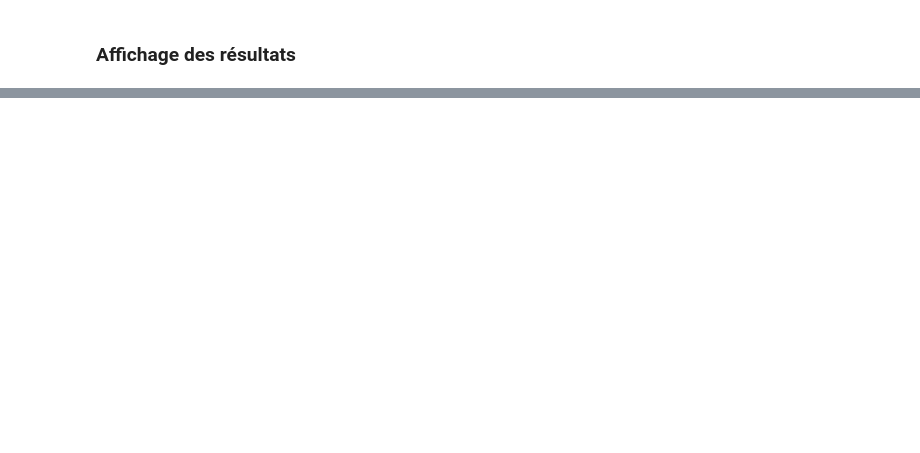
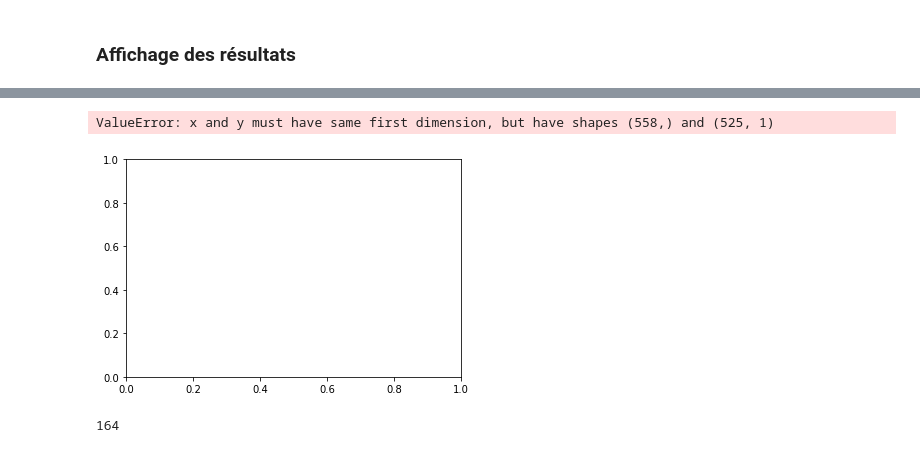
Before and after one commit to Alex2mars/UQAC_Forage_Projet_Covid, a Jupyter notebook: covid_predict.ipynb, the cells around one changed output, grey strips where cells are left out. Saved outputs shown, nothing was run; the diff lists cells and outputs as text; code cells hidden in the pictures; blank space fills up the shorter version.

```diff
--- a/covid_predict.ipynb
+++ b/covid_predict.ipynb
@@ -193,0 +368,17 @@ display_plot_lstm(deaths_lstm, deaths_scaler, deaths_trainX, deaths_trainY, deat
+# %%
+days = 60
+predictions = []
+test = multi_trainX[-1]
+test = test.reshape(-1, time_steps, n_features)
+start_day = len(multi_trainX)
+print(start_day)
+for i in range(days):
+    pred = multi_lstm.predict(test)
+    predictions.append(pred[0][0])
+
+    old = test[0][0]
+    test = np.delete(test[0], 0, axis=0)
+
+    test = np.append(test, [pred[0][0], old[1]]).reshape(-1, time_steps, n_features)
+
+    print(pred)
@@ -193,0 +404,19 @@ display_plot_lstm(deaths_lstm, deaths_scaler, deaths_trainX, deaths_trainY, deat
+# %%
+predicted_plot = np.concatenate((confirmed_trainX[:start_day].reshape((-1,)), predictions))
+predicted_plot = confirmed_scaler.inverse_transform(predicted_plot.reshape((-1, 1)))
+
+days = np.concatenate((list(range(start_day)), np.array([day for day in range(start_day, start_day+60)])))
+# %%
+plt.plot(days, predicted_plot, '.-')
+#plt.plot(days, confirmed_country_values[:start_day+59], '.-')
+plt.title("Nombre de cas confirmés pour : " + country)
+plt.xlabel("Nombre de jours")
+plt.ylabel("Nombre de cas")
+plt.show()
+# %% [output]
+ValueError: x and y must have same first dimension, but have shapes (558,) and (525, 1)
+[figure, added]
+# %%
+len(multi_testY)
+# %% [output]
+164
```
Also changed, not shown: parts of 28 cells of this notebook, 2 other files.
